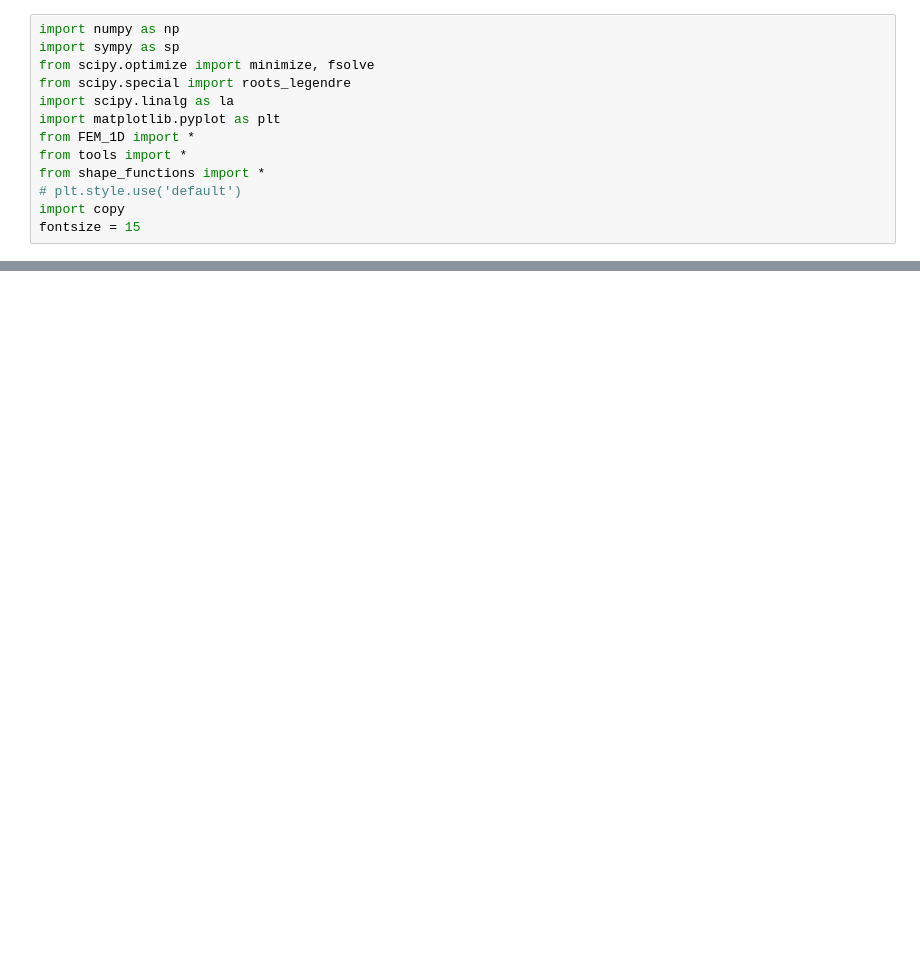
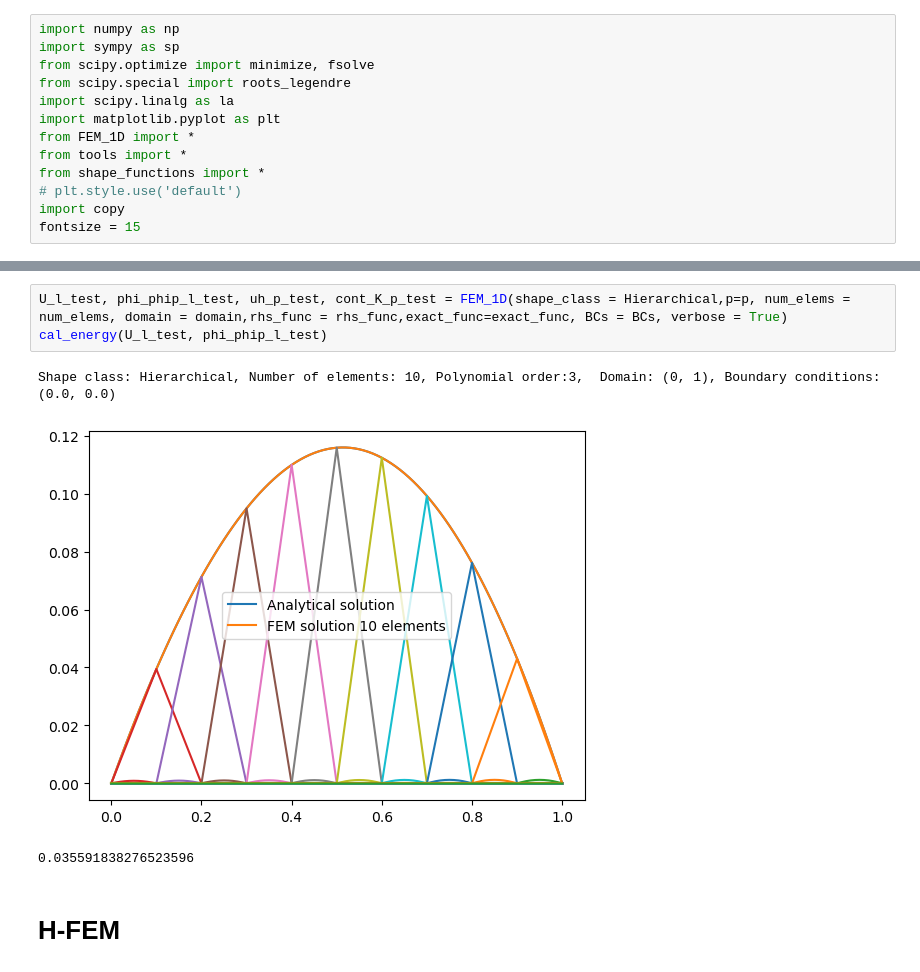
Before and after one commit to Xiaosen9807/Advanced-Finite-Element-Methods, a Jupyter notebook: FEM_1D/main_1d.ipynb, the cells around one changed output, grey strips where cells are left out. Drawn from its saved outputs; the diff is of its cells as text; blank space fills up the shorter version.

```diff
--- a/FEM_1D/main_1d.ipynb
+++ b/FEM_1D/main_1d.ipynb
@@ -41,0 +45,9 @@ plt.plot(exact_func(test_x))
+# %%
+U_l_test, phi_phip_l_test, uh_p_test, cont_K_p_test = FEM_1D(shape_class = Hierarchical,p=p, num_elems = num_elems, domain = domain,rhs_func = rhs_func,exact_func=exact_func, BCs = BCs, verbose = True)
+cal_energy(U_l_test, phi_phip_l_test)
+# %% [output]
+Shape class: Hierarchical, Number of elements: 10, Polynomial order:3,  Domain: (0, 1), Boundary conditions: (0.0, 0.0)
+[figure, added]
+0.035591838276523596
+# %% [markdown]
+# H-FEM
```
Also changed, not shown: parts of 35 cells of this notebook, 31 other files.
